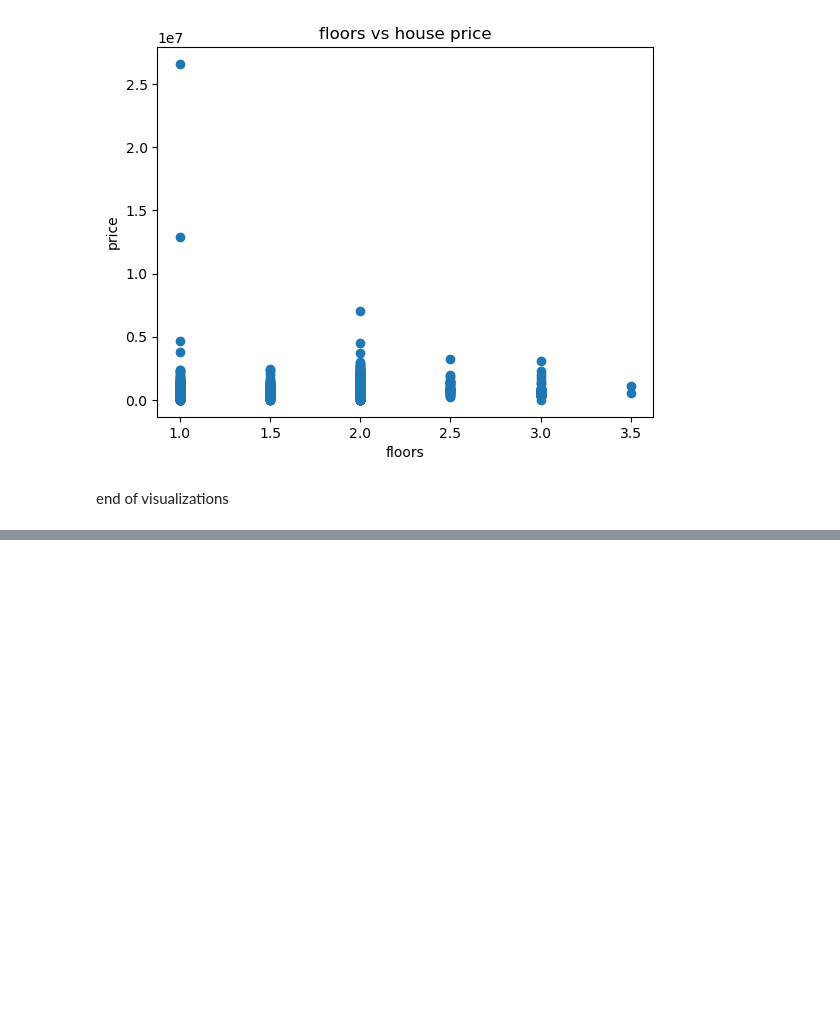
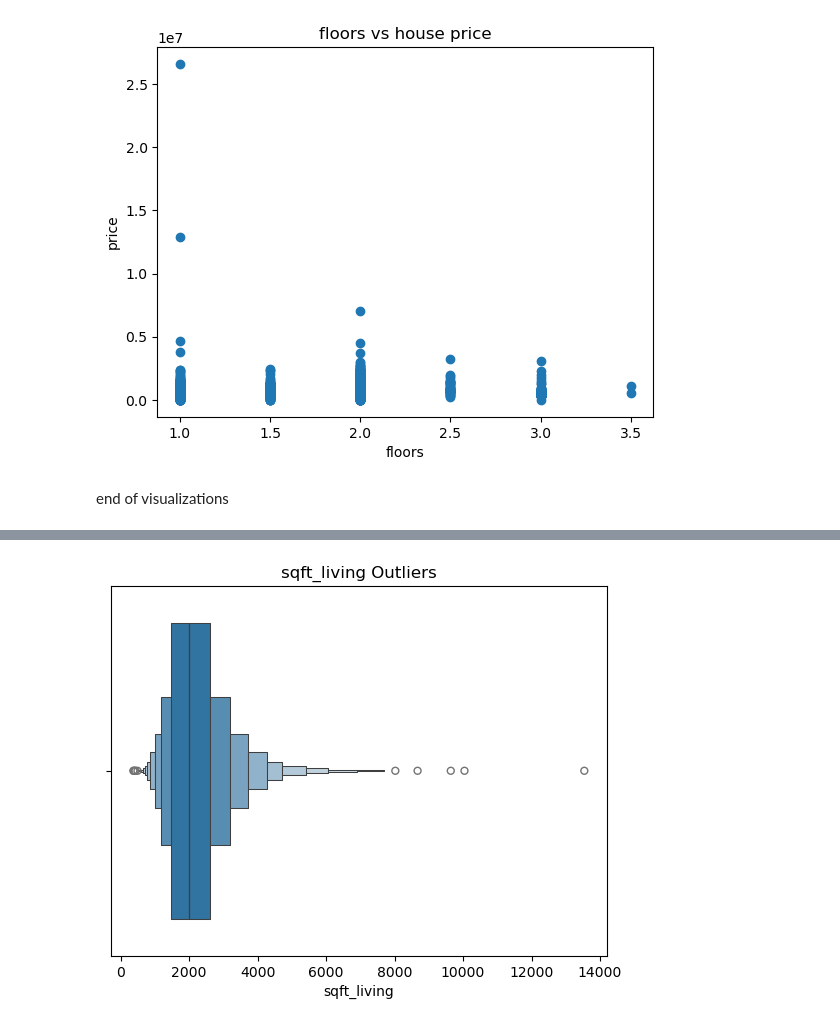
Before and after one commit to shukriaarifi/house_price_prediction, a Jupyter notebook: notebooks/house_price_prediction.ipynb, the cells around one changed output, grey strips where cells are left out. Drawn from its saved outputs; the diff is of its cells as text; code cells hidden in the pictures; blank space fills up the shorter version.

```diff
--- a/notebooks/house_price_prediction.ipynb
+++ b/notebooks/house_price_prediction.ipynb
@@ -149,0 +187,6 @@ end of visualizations
+# %%
+sns.boxenplot(x=df["sqft_living"])
+plt.title("sqft_living Outliers")
+plt.show()
+# %% [output]
+[figure, added]
```
Also changed, not shown: parts of 25 cells of this notebook.
